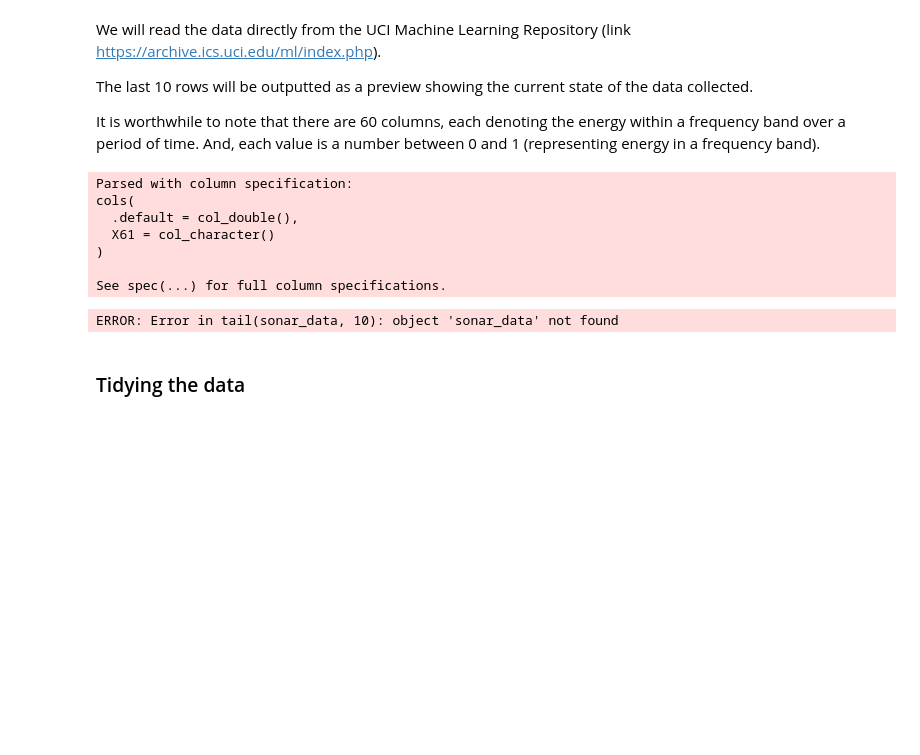
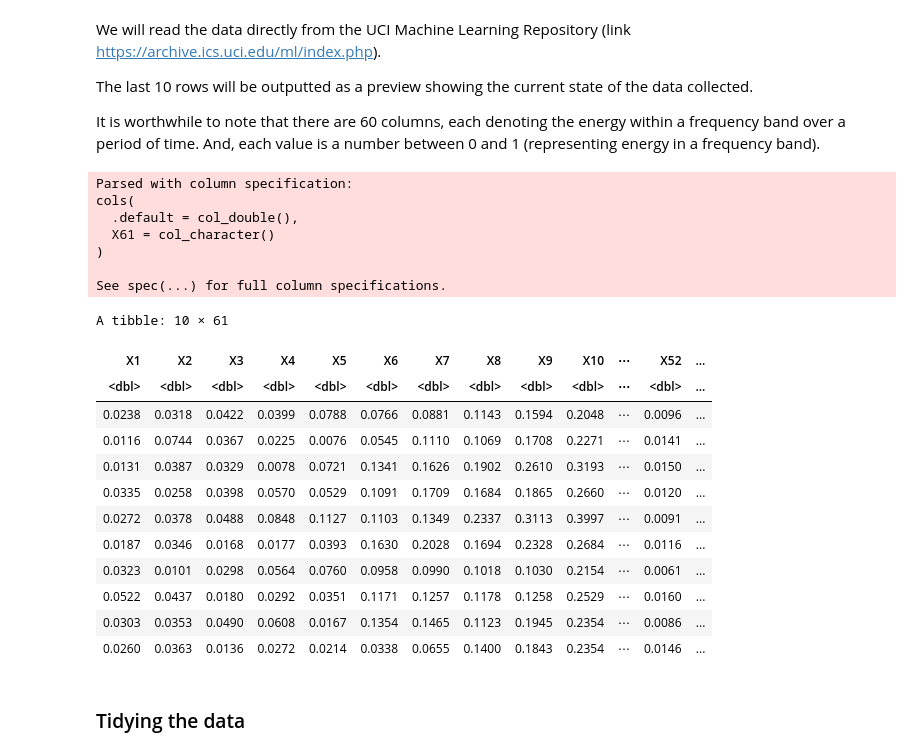
Before and after one commit to ryanarnouk/dsci-100-project, a Jupyter notebook: report.ipynb, the cells around one changed output. Saved outputs shown, nothing was run; the diff lists cells and outputs as text; code cells hidden in the pictures; blank space fills up the shorter version.

```diff
--- a/report.ipynb
+++ b/report.ipynb
@@ -57,18 +39,30 @@ The last 10 rows will be outputted as a preview showing the current state of the
 
 It is worthwhile to note that there are 60 columns, each denoting the energy within a frequency band over a period of time. And, each value is a number between 0 and 1 (representing energy in a frequency band).
 # %%
-data <- read_csv("https://archive.ics.uci.edu/ml/machine-learning-databases/undocumented/connectionist-bench/sonar/sonar.all-data", col_names=FALSE)
+sonar_data <- read_csv("https://archive.ics.uci.edu/ml/machine-learning-databases/undocumented/connectionist-bench/sonar/sonar.all-data", col_names=FALSE)
 
 tail(sonar_data, 10) # only last 10 rows will be outputted as a preview (dataset is very large if we preview more)
 # %% [output]
 Parsed with column specification:
 cols(
   .default = col_double(),
   X61 = col_character()
 )
 
 See spec(...) for full column specifications.
-ERROR: Error in tail(sonar_data, 10): object 'sonar_data' not found
+A tibble: 10 × 61
+| X1 | X2 | X3 | X4 | X5 | X6 | X7 | X8 | X9 | X10 | ⋯ | X52 | ... |
+| <dbl> | <dbl> | <dbl> | <dbl> | <dbl> | <dbl> | <dbl> | <dbl> | <dbl> | <dbl> | ⋯ | <dbl> | ... |
+| 0.0238 | 0.0318 | 0.0422 | 0.0399 | 0.0788 | 0.0766 | 0.0881 | 0.1143 | 0.1594 | 0.2048 | ⋯ | 0.0096 | ... |
+| 0.0116 | 0.0744 | 0.0367 | 0.0225 | 0.0076 | 0.0545 | 0.1110 | 0.1069 | 0.1708 | 0.2271 | ⋯ | 0.0141 | ... |
+| 0.0131 | 0.0387 | 0.0329 | 0.0078 | 0.0721 | 0.1341 | 0.1626 | 0.1902 | 0.2610 | 0.3193 | ⋯ | 0.0150 | ... |
+| 0.0335 | 0.0258 | 0.0398 | 0.0570 | 0.0529 | 0.1091 | 0.1709 | 0.1684 | 0.1865 | 0.2660 | ⋯ | 0.0120 | ... |
+| 0.0272 | 0.0378 | 0.0488 | 0.0848 | 0.1127 | 0.1103 | 0.1349 | 0.2337 | 0.3113 | 0.3997 | ⋯ | 0.0091 | ... |
+| 0.0187 | 0.0346 | 0.0168 | 0.0177 | 0.0393 | 0.1630 | 0.2028 | 0.1694 | 0.2328 | 0.2684 | ⋯ | 0.0116 | ... |
+| 0.0323 | 0.0101 | 0.0298 | 0.0564 | 0.0760 | 0.0958 | 0.0990 | 0.1018 | 0.1030 | 0.2154 | ⋯ | 0.0061 | ... |
+| 0.0522 | 0.0437 | 0.0180 | 0.0292 | 0.0351 | 0.1171 | 0.1257 | 0.1178 | 0.1258 | 0.2529 | ⋯ | 0.0160 | ... |
+| 0.0303 | 0.0353 | 0.0490 | 0.0608 | 0.0167 | 0.1354 | 0.1465 | 0.1123 | 0.1945 | 0.2354 | ⋯ | 0.0086 | ... |
+| 0.0260 | 0.0363 | 0.0136 | 0.0272 | 0.0214 | 0.0338 | 0.0655 | 0.1400 | 0.1843 | 0.2354 | ⋯ | 0.0146 | ... |
 # %% [markdown]
 ### Tidying the data
 # %% [markdown]
```
Also changed, not shown: parts of 5 cells of this notebook.
